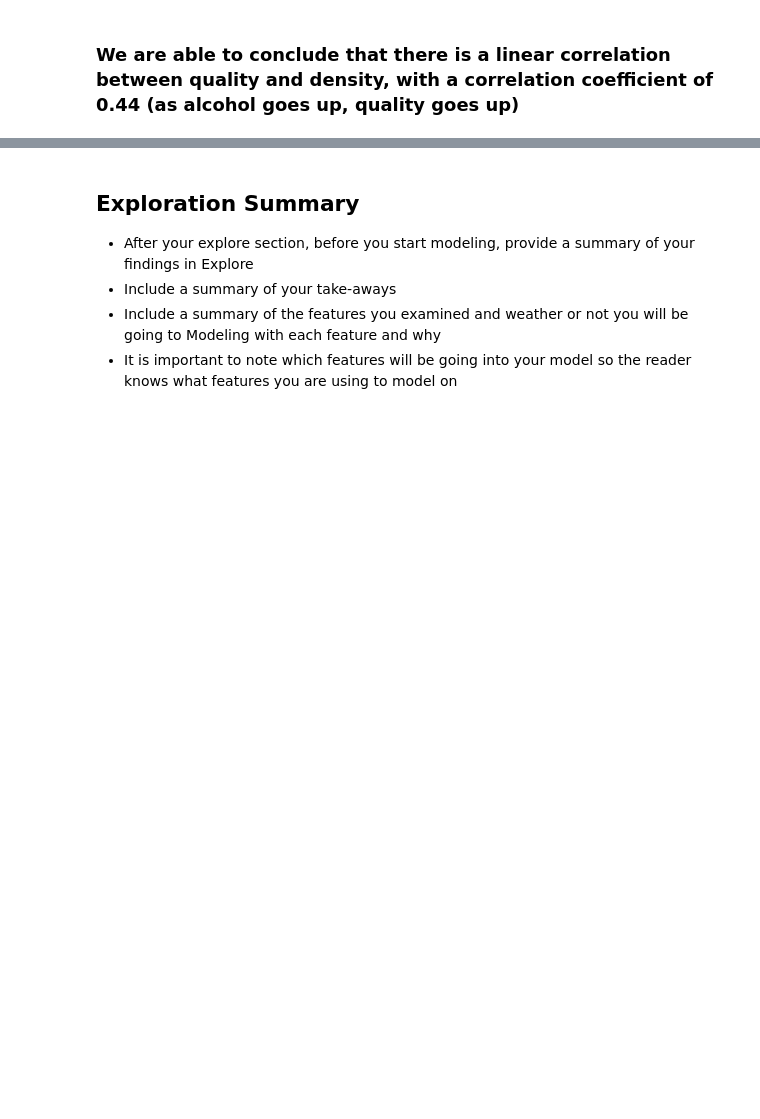
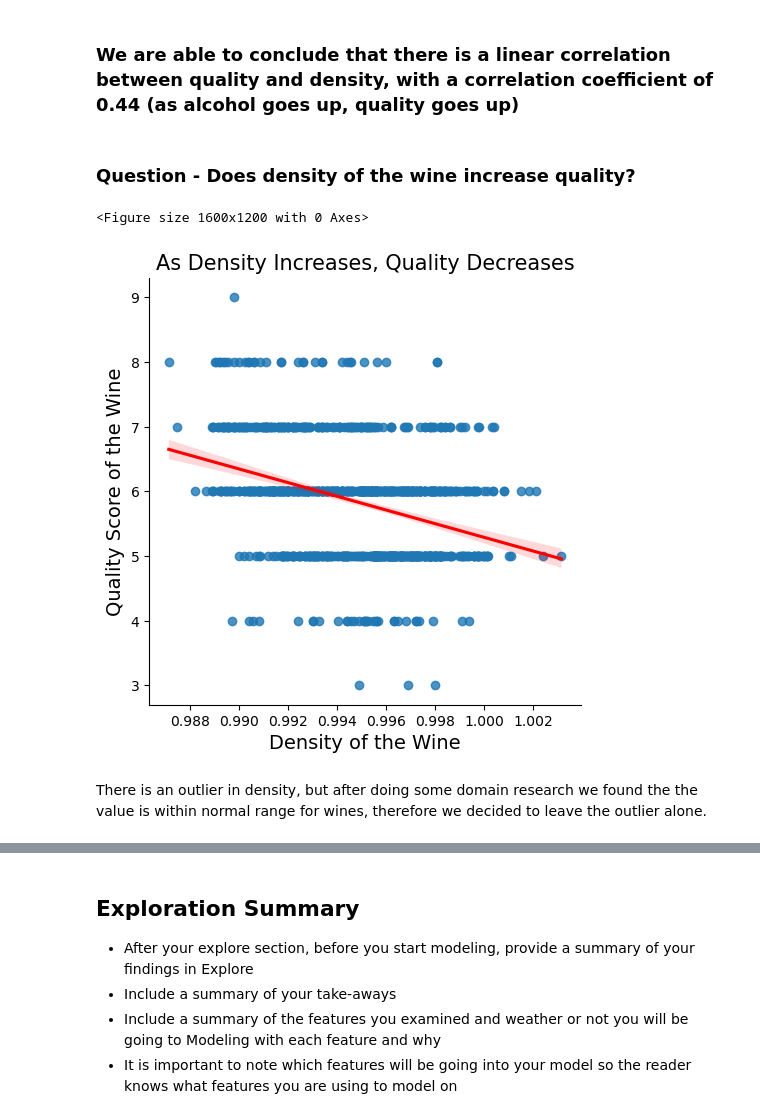
Before and after one commit to Wine-qualitity/wine-qualitiy-model, a Jupyter notebook: final_report.ipynb, the cells around one changed output, grey strips where cells are left out. Saved outputs shown, nothing was run; the diff lists cells and outputs as text; code cells hidden in the pictures; blank space fills up the shorter version.

```diff
--- a/final_report.ipynb
+++ b/final_report.ipynb
@@ -104,3 +103,12 @@ The correlation coefficient between quality and alcohol is 0.44 with a p-value o
 _______________________________________________________
 # %% [markdown]
 ### We are able to conclude that there is a linear correlation between quality and density, with a correlation coefficient of 0.44 (as alcohol goes up, quality goes up)
+# %% [markdown]
+### Question - Does density of the wine increase quality?
+# %%
+e.get_plot_density_by_quantity(train)
+# %% [output]
+<Figure size 1600x1200 with 0 Axes>
+[figure, added]
+# %% [markdown]
+There is an outlier in density, but after doing some domain research we found the the value is within normal range for wines, therefore we decided to leave the outlier alone.
```
Also changed, not shown: parts of 8 cells of this notebook, 1 other file.
